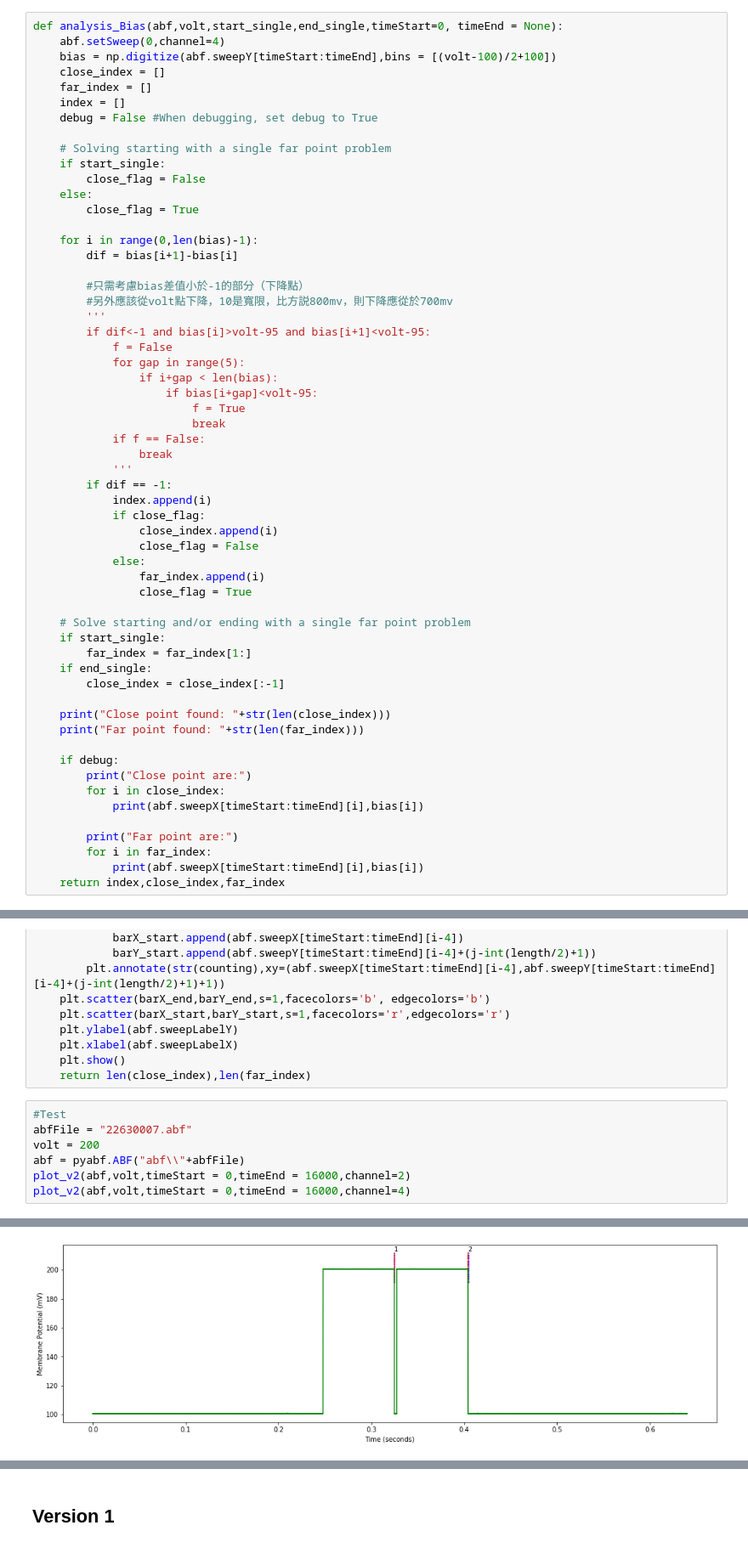
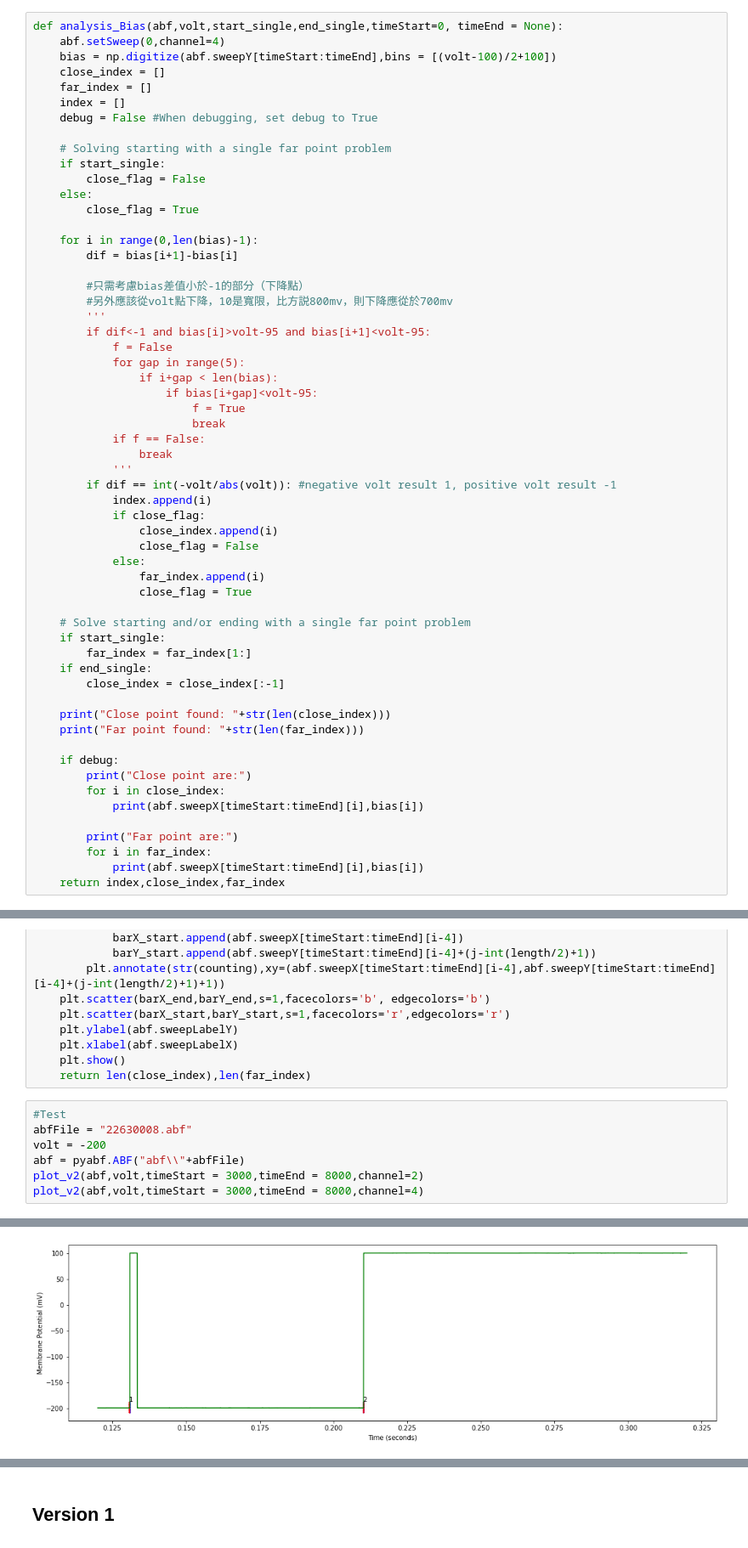
Before and after one commit to CalebThian/EMF_detection, a Jupyter notebook: Demo-Bias.ipynb, the cells around one changed output, grey strips where cells are left out. Shown: that part at 85% size. Cells and saved outputs as stored; diff of their text form.

Commit message:
Modify dif condition for negative bias

```diff
--- a/Demo-Bias.ipynb
+++ b/Demo-Bias.ipynb
@@ -41,7 +41,7 @@ def analysis_Bias(abf,volt,start_single,end_single,timeStart=0, timeEnd = None):
             if f == False:
                 break
             '''
-        if dif == -1:
+        if dif == int(-volt/abs(volt)): #negative volt result 1, positive volt result -1
             index.append(i)
             if close_flag:
                 close_index.append(i)
@@ -165,11 +165,11 @@ def plot_v2(abf,volt,start_single=False,end_single=False,timeStart = 0, timeEnd
     return len(close_index),len(far_index)
 # %%
 #Test
-abfFile = "22630007.abf"
-volt = 200
+abfFile = "22630008.abf"
+volt = -200
 abf = pyabf.ABF("abf\\"+abfFile)
-plot_v2(abf,volt,timeStart = 0,timeEnd = 16000,channel=2)
-plot_v2(abf,volt,timeStart = 0,timeEnd = 16000,channel=4)
+plot_v2(abf,volt,timeStart = 3000,timeEnd = 8000,channel=2)
+plot_v2(abf,volt,timeStart = 3000,timeEnd = 8000,channel=4)
 # %% [output]
 Close point found: 1
 Far point found: 1
@@ -177,6 +177,6 @@ Far point found: 1
 Close point found: 1
 Far point found: 1
-[figure, old version]
+[figure, new version]
 (1, 1)
 # %% [markdown]
 ## Version 1
```
Also changed, not shown: parts of 1 cell of this notebook.
